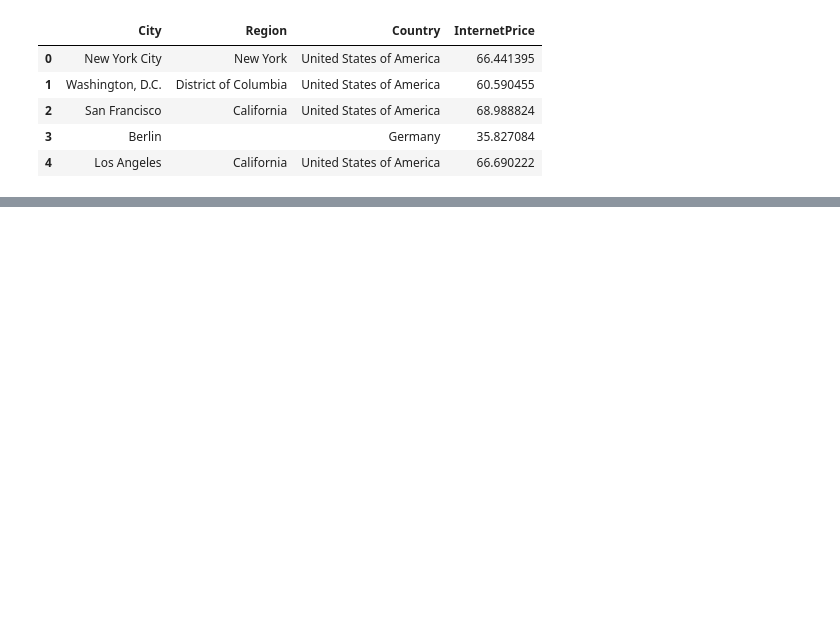
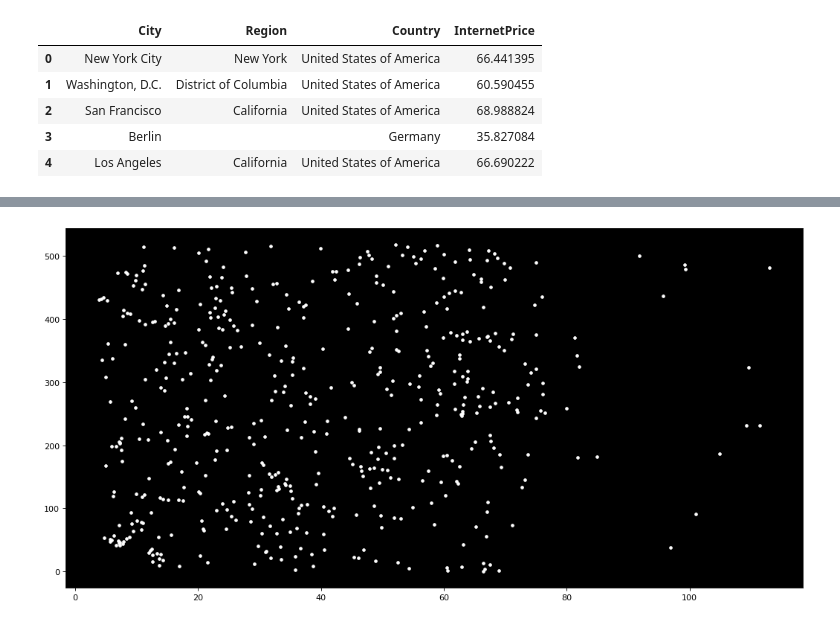
Before and after one commit to Manikandan-professional/Cities-Internet-Prices, a Jupyter notebook: Cities_Internet_Prices.ipynb, the cells around one changed output, grey strips where cells are left out. Saved outputs shown, nothing was run; the diff lists cells and outputs as text; code cells hidden in the pictures; blank space fills up the shorter version.

```diff
--- a/Cities_Internet_Prices.ipynb
+++ b/Cities_Internet_Prices.ipynb
@@ -139,0 +188,9 @@ df.head()
+# %%
+import matplotlib.pyplot as plt
+plt.figure(figsize=(16,8),dpi=80)
+ax=plt.axes()
+ax.set_facecolor('black')
+plt.scatter(df.InternetPrice,df.index,color='white',s=10)
+plt.show()
+# %% [output]
+[figure, added]
```
Also changed, not shown: parts of 4 cells of this notebook.
